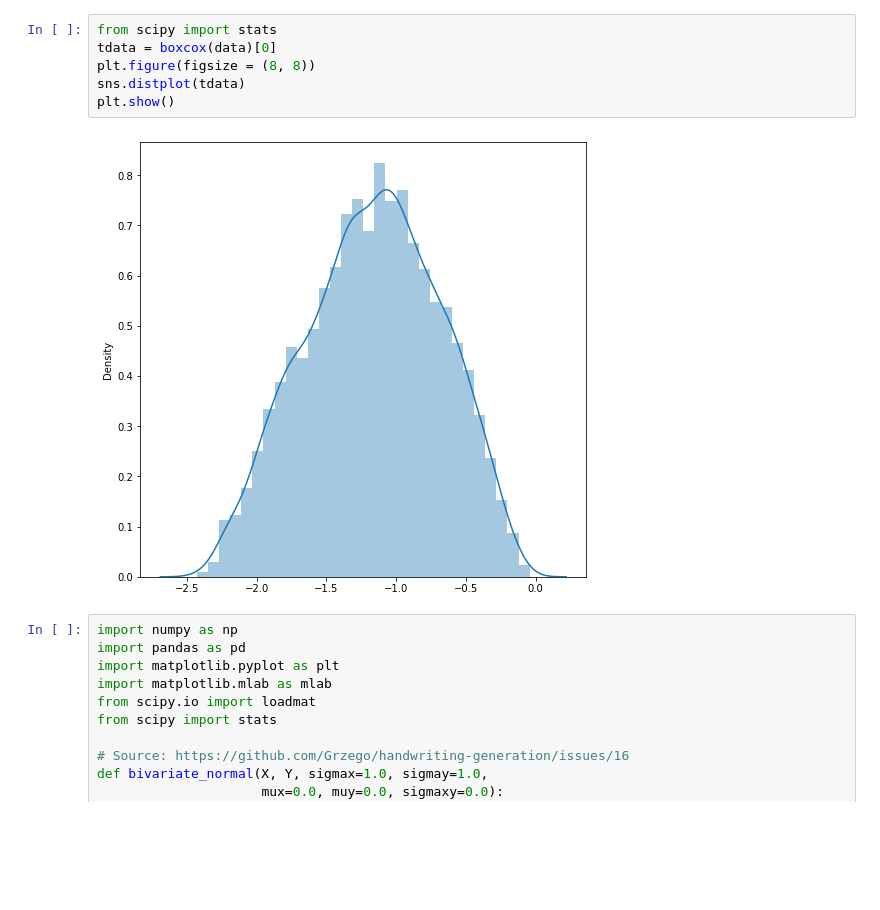
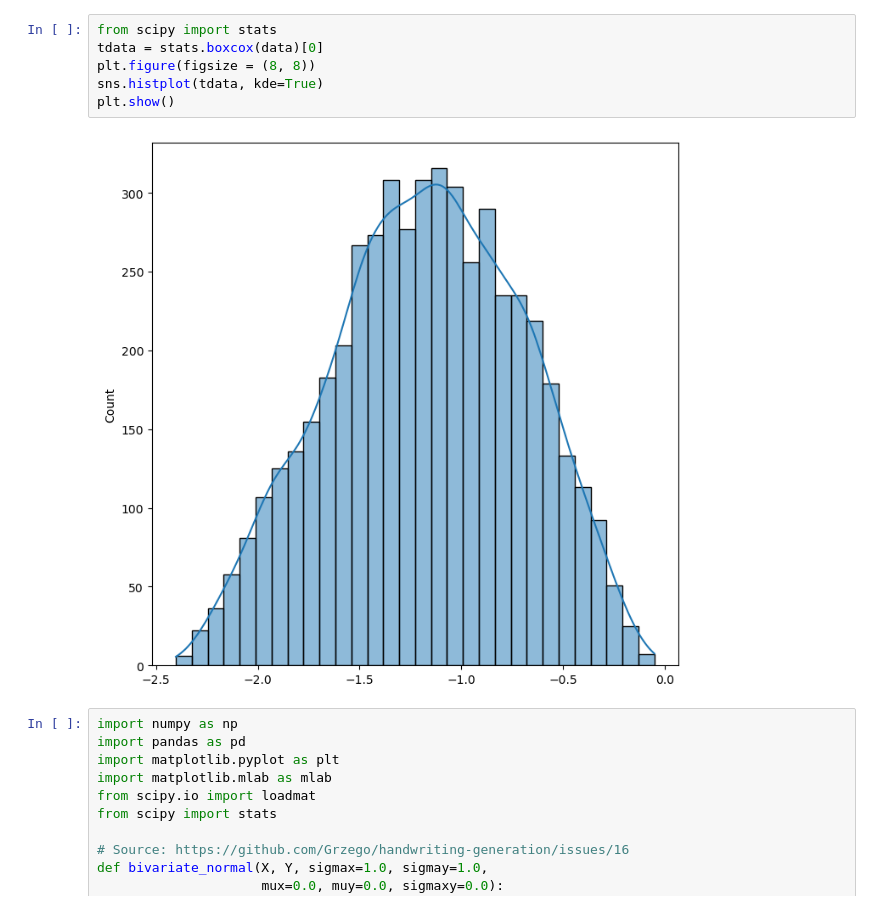
Before and after one commit to AILAB-CEFET-RJ/cic1205, a Jupyter notebook: notebooks/box_cox.ipynb, the cells around one changed output. Drawn from its saved outputs; the diff is of its cells as text; blank space fills up the shorter version.

```diff
--- a/notebooks/box_cox.ipynb
+++ b/notebooks/box_cox.ipynb
@@ -12,11 +12,11 @@ plt.show()
 # %%
 from scipy import stats
-tdata = boxcox(data)[0]
+tdata = stats.boxcox(data)[0]
 plt.figure(figsize = (8, 8))
-sns.distplot(tdata)
+sns.histplot(tdata, kde=True)
 plt.show()
 # %% [output]
-[figure, old version]
+[figure, new version]
 # %%
 import numpy as np
 import pandas as pd
```
Also changed, not shown: parts of 1 cell of this notebook.
